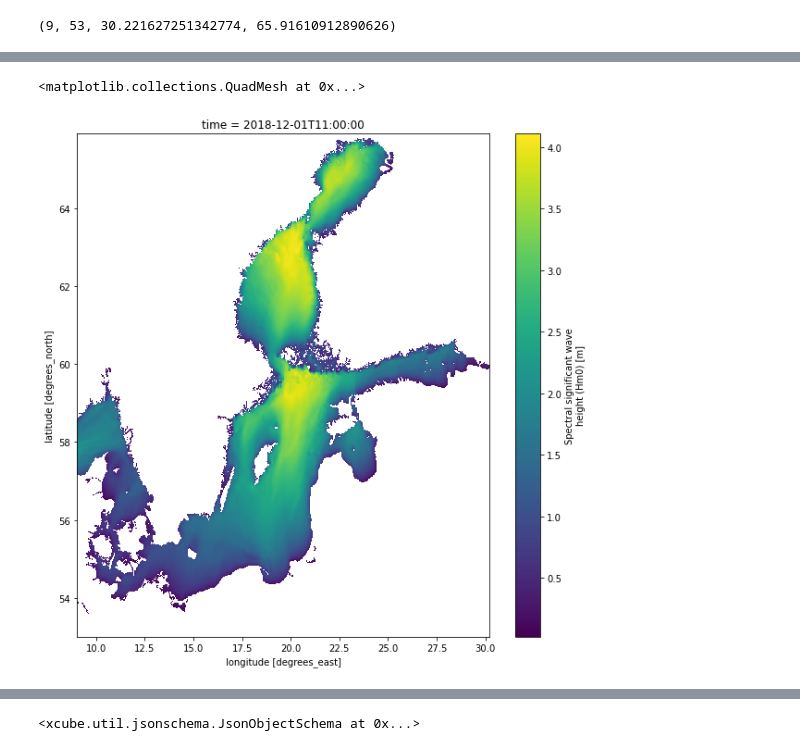
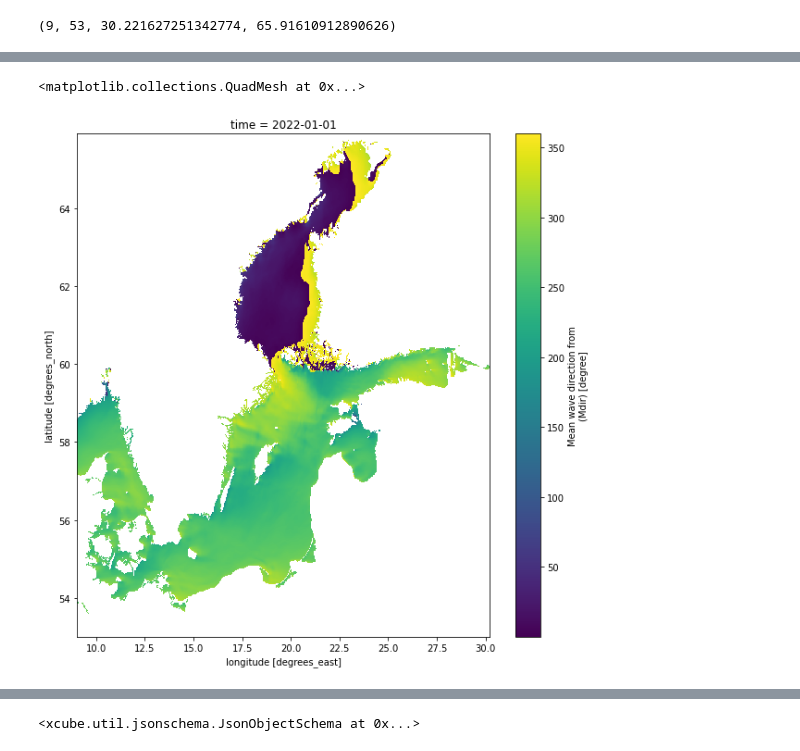
Before and after one commit to xcube-dev/xcube-cmems, a Jupyter notebook: examples/notebooks/cmems_ds_example.ipynb, the cells around one changed output, grey strips where cells are left out. Saved outputs shown, nothing was run; the diff lists cells and outputs as text; code cells hidden in the pictures.

Commit message:
implemented subsetting the cube using open-params, chnaged example JNB

```diff
--- a/examples/notebooks/cmems_ds_example.ipynb
+++ b/examples/notebooks/cmems_ds_example.ipynb
@@ -85,0 +127,3 @@ Attributes:
+# %%
+ds = cmems_store.open_data('dataset-bal-analysis-forecast-wav-hourly','dataset:zarr:cmems',variable_names=['VMDR'],time_range=('2022-01-01','2022-01-05'))
+ds
@@ -86,5 +166,5 @@ Attributes:
 # %%
-ds.VHM0[10].plot(figsize=(10, 10))
+ds.VMDR[0].plot(figsize=(10, 10))
 # %% [output]
 <matplotlib.collections.QuadMesh at 0x...>
-[figure, old version]
+[figure, new version]
```
Also changed, not shown: parts of 6 cells of this notebook, 3 other files.
